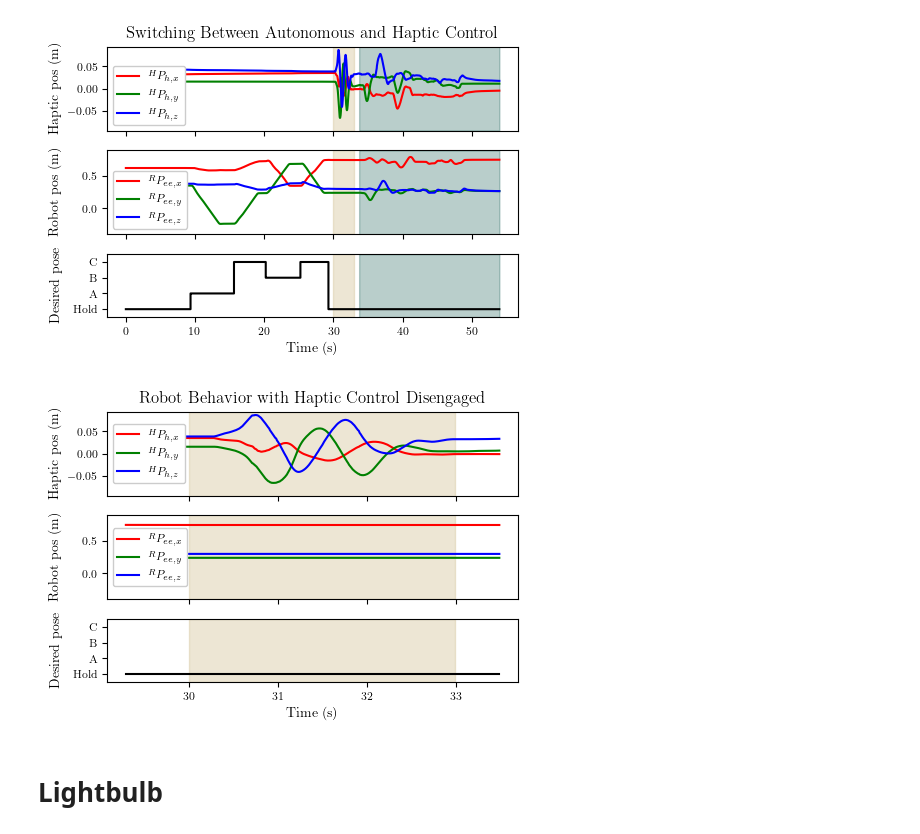
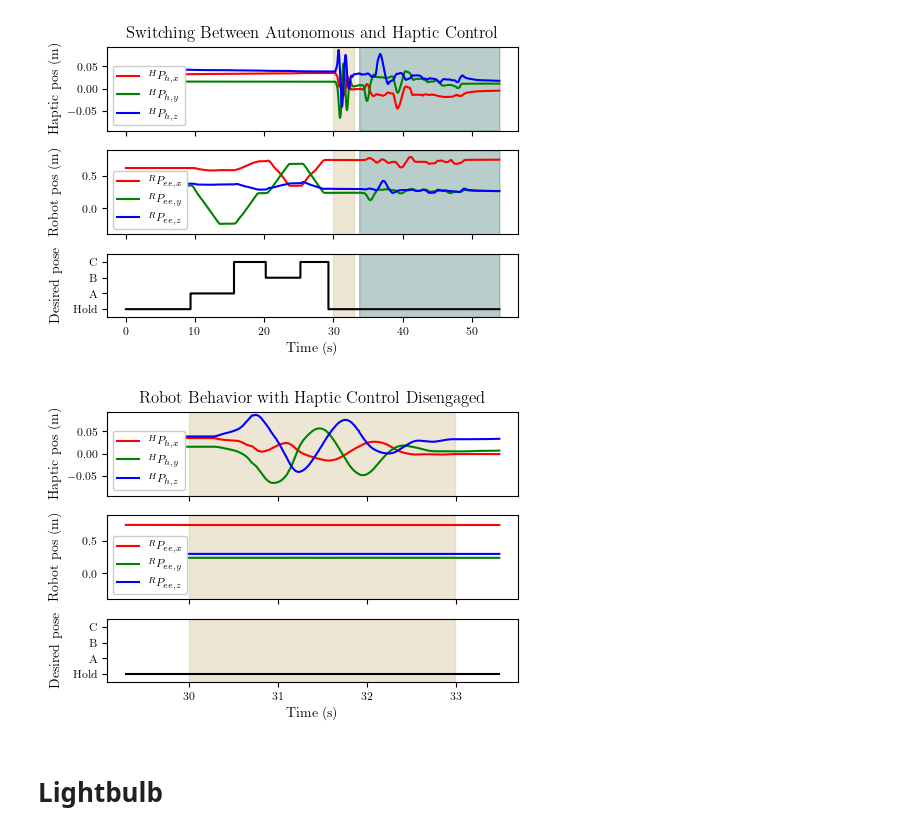
Before and after one commit to egalbally/LearningRobotSkills, a Jupyter notebook: plotter.ipynb, the cells around one changed output. Saved outputs shown, nothing was run; the diff lists cells and outputs as text; code cells hidden in the pictures.

```diff
--- a/plotter.ipynb
+++ b/plotter.ipynb
@@ -160,36 +160,36 @@ x_positions = [30, 33]
 # y_labels = ["Haptic control", "Haptic position (m)", "Robot position (m)", "Desired pose"]
 y_labels = ["Haptic pos (m)", "Robot pos (m)", "Desired pose"]
 y_lims = [(-0.095, 0.095), (-0.4, 0.9), (-0.5, 3.5)]
 for i in range(n_plots):
     axs[i].set_ylabel(y_labels[i])
 
     # highlight haptic control on area
 #     ymin, ymax = axs[i].get_ylim()
     ymin, ymax = y_lims[i]
     axs[i].set_ylim((ymin,ymax))
     axs[i].fill_between(time[clipped_ind], ymin, ymax, where=(haptic_control_on[clipped_ind]==1),
                    alpha=0.3, color='#175e54ff')
 
     # add vertical lines
     #53284f for alternate to cyan
 #     for x_position in x_positions:
 #         axs[i].axvline(x=x_position, color='#53284f', linestyle='--')
     axs[i].fill_between(time, ymin, ymax, where=((time>=x_positions[0]) & (time<=x_positions[1])),
                    alpha=0.4, color='#d2c295ff')
 
-axs[0].legend(loc='center left', framealpha=1)
-axs[1].legend(loc='center left', framealpha=1)
+axs[0].legend(loc='lower left', framealpha=1)
+axs[1].legend(loc='lower left', framealpha=1)
 
 fig.align_ylabels()
 fig.tight_layout()
 
 axs[0].set_title("Robot Behavior with Haptic Control Disengaged")
 plt.xlabel("Time (s)")
 
 plt.savefig('./data/plots/haptic_clutch.svg', format='svg', dpi=1200)
 plt.show()
 # %% [output]
-[figure, old version]
+[figure, new version]
 # %% [markdown]
 # Lightbulb
 # %% [markdown]
```
Also changed, not shown: parts of 1 cell of this notebook.
